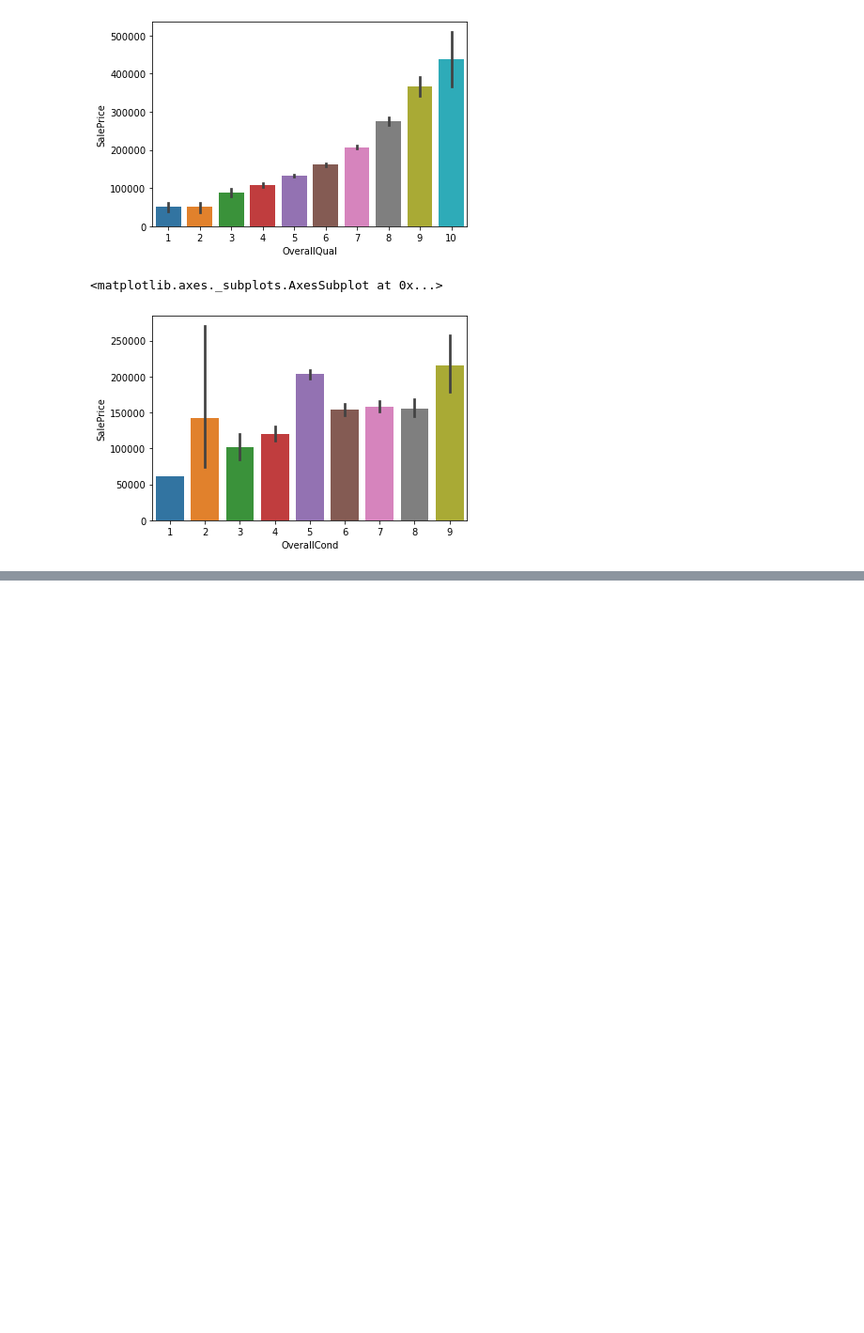
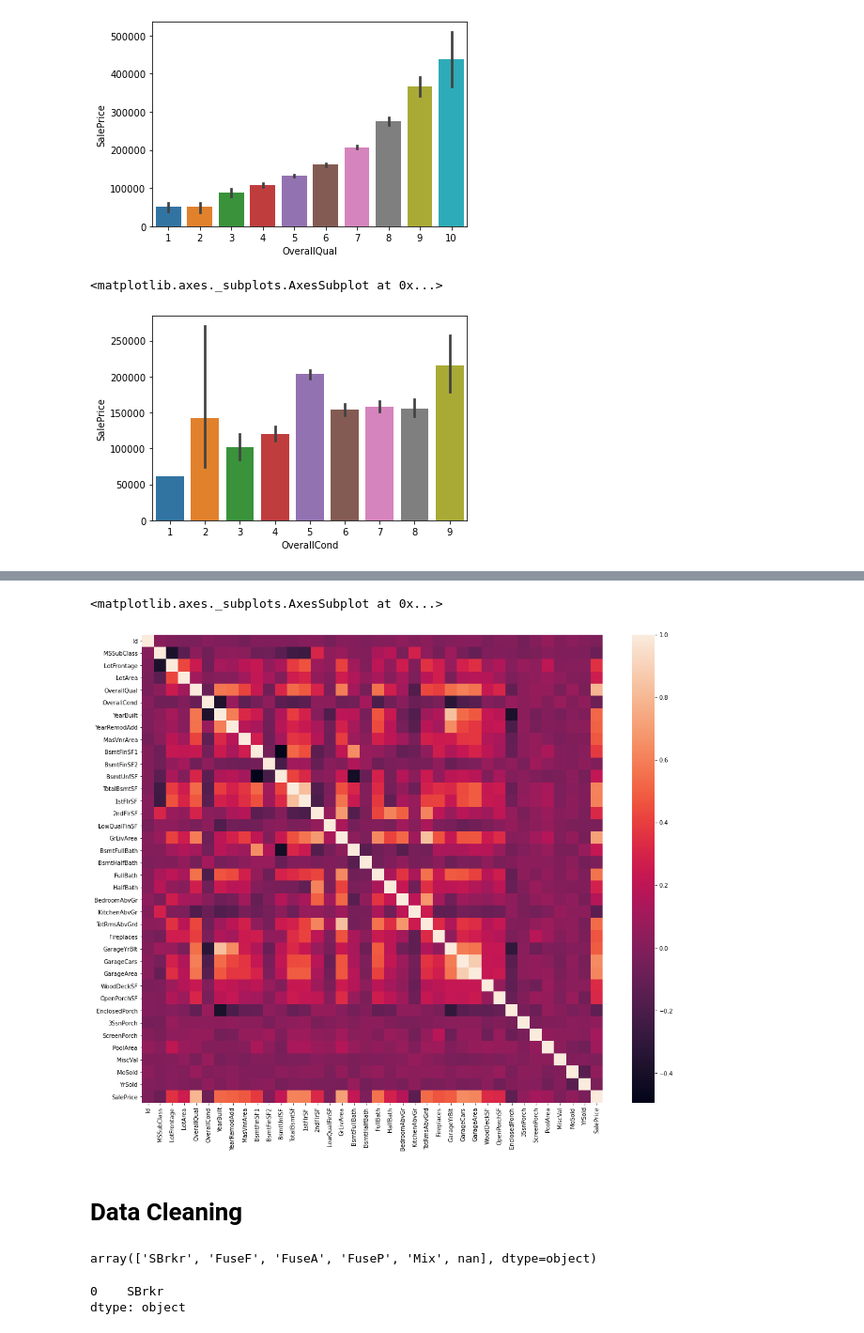
Before and after one commit to AaronKnight91/House-Prices-Advanced-Regression-Techniques, a Jupyter notebook: house_prices.ipynb, the cells around one changed output, grey strips where cells are left out. Shown at 94% size. Cells and saved outputs as stored; diff of their text form; code cells hidden in the pictures; blank space fills up the shorter version.

```diff
--- a/house_prices.ipynb
+++ b/house_prices.ipynb
@@ -100,0 +105,8 @@ def heatmap(data):
+# %%
+plt.figure(figsize=(18,15))
+sns.heatmap(df.corr())
+# %% [output]
+<matplotlib.axes._subplots.AxesSubplot at 0x...>
+[figure, added]
+# %% [markdown]
+# Data Cleaning
@@ -100,0 +141,9 @@ def heatmap(data):
+# %%
+df["Electrical"].unique()
+# %% [output]
+array(['SBrkr', 'FuseF', 'FuseA', 'FuseP', 'Mix', nan], dtype=object)
+# %%
+df["Electrical"].mode()
+# %% [output]
+0    SBrkr
+dtype: object
```
Also changed, not shown: parts of 18 cells of this notebook.
